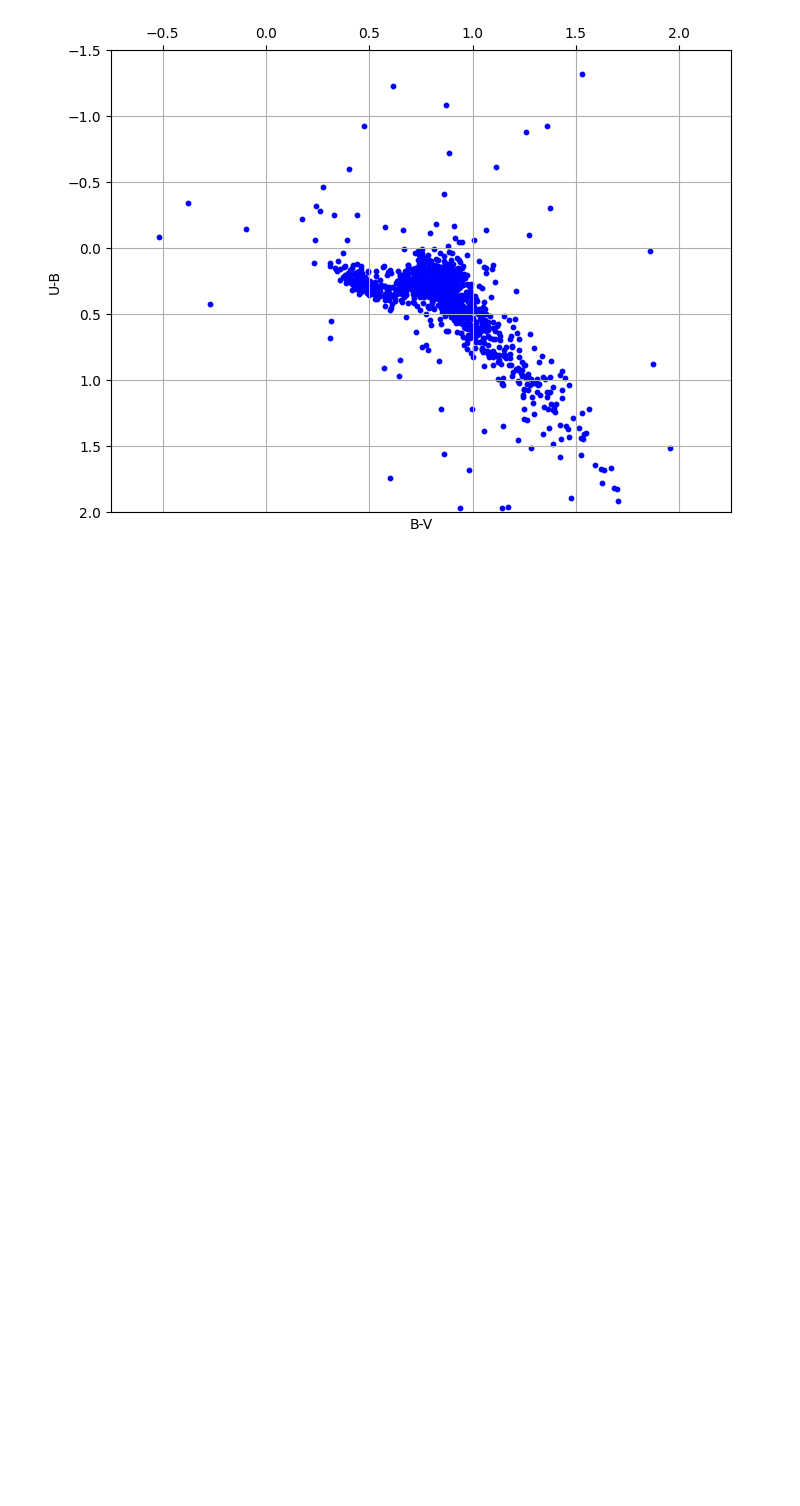
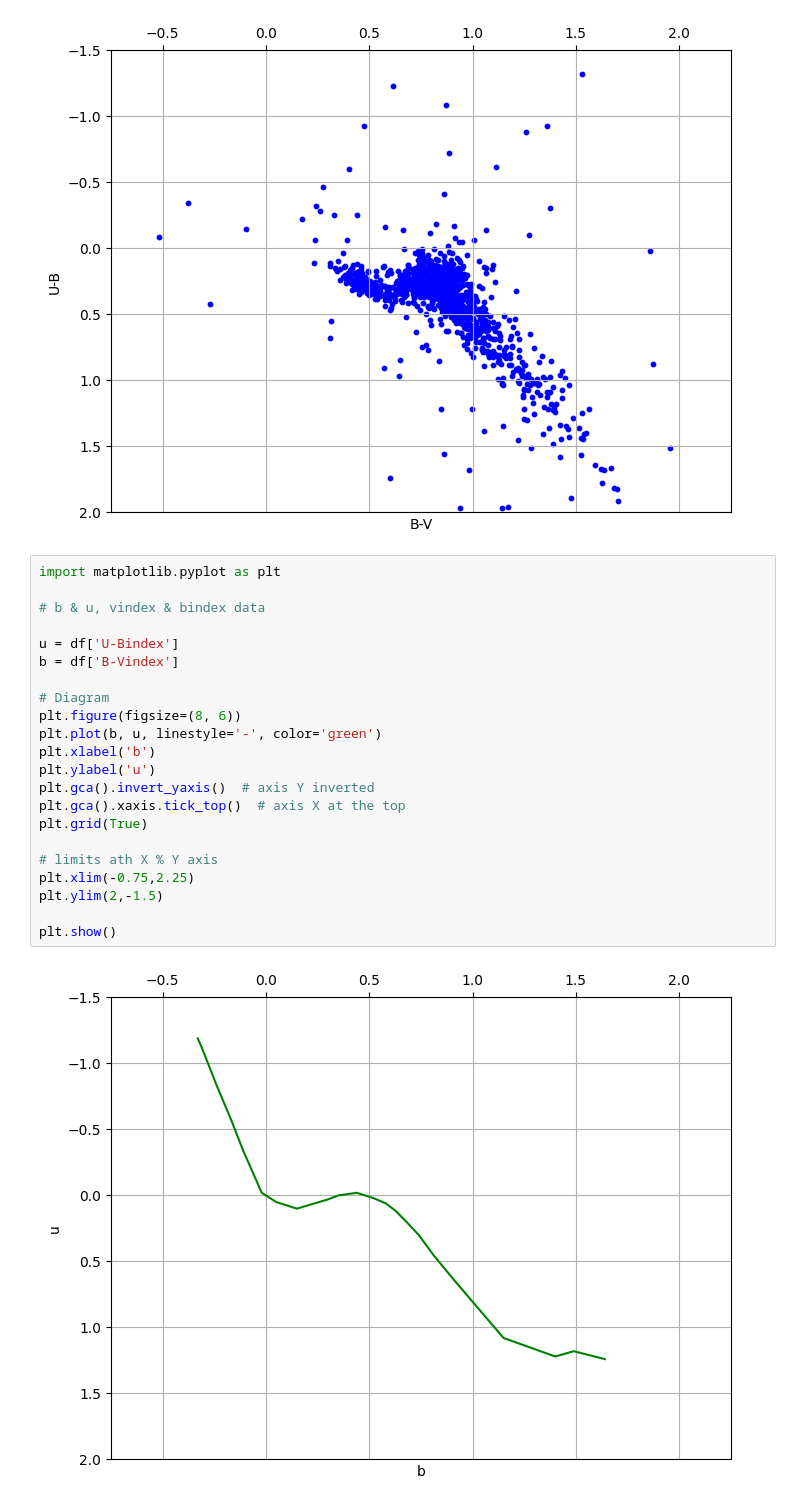
Before and after one commit to LennyRBriones/ngc-7245-co-project, a Jupyter notebook: ngc_7245_magnitud_data.ipynb, the cells around one changed output. Drawn from its saved outputs; the diff is of its cells as text; blank space fills up the shorter version.

```diff
--- a/ngc_7245_magnitud_data.ipynb
+++ b/ngc_7245_magnitud_data.ipynb
@@ -103,6 +123,30 @@ plt.ylim(2,-1.5)
 plt.show()
 # %% [output]
 [figure]
+# %%
+import matplotlib.pyplot as plt
+
+# b & u, vindex & bindex data
+
+u = df['U-Bindex']
+b = df['B-Vindex']
+
+# Diagram
+plt.figure(figsize=(8, 6))
+plt.plot(b, u, linestyle='-', color='green')
+plt.xlabel('b')
+plt.ylabel('u')
+plt.gca().invert_yaxis()  # axis Y inverted
+plt.gca().xaxis.tick_top()  # axis X at the top
+plt.grid(True)
+
+# limits ath X % Y axis
+plt.xlim(-0.75,2.25)
+plt.ylim(2,-1.5)
+
+plt.show()
+# %% [output]
+[figure, added]
 # %%
 import matplotlib.pyplot as plt
 
```
Also changed, not shown: parts of 22 cells of this notebook.
